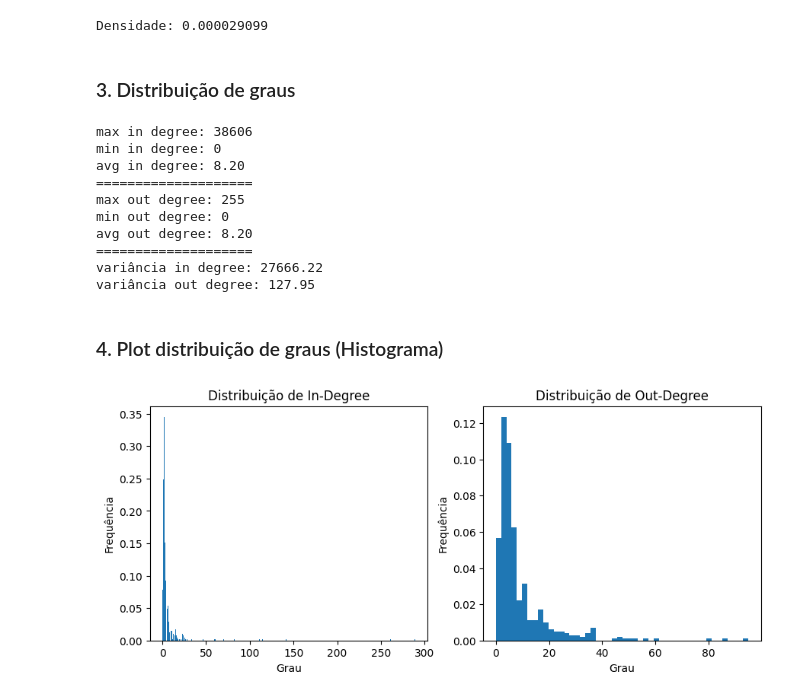
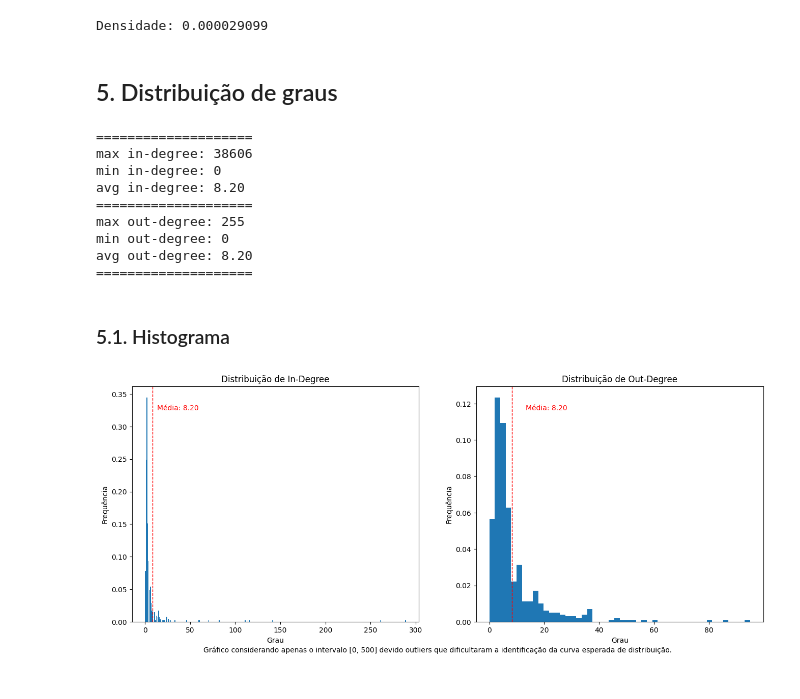
Before and after one commit to gabrieldsn2006/AV1-web-graph, a Jupyter notebook: python_algs4/main.ipynb, the cells around one changed output. Cells and saved outputs as stored; diff of their text form; code cells hidden in the pictures.

```diff
--- a/python_algs4/main.ipynb
+++ b/python_algs4/main.ipynb
@@ -41,18 +98,7 @@ print(f"Densidade: {density:.9f}")
 # %% [output]
 Densidade: 0.000029099
 # %% [markdown]
-### 3. Distribuição de graus
+## 5. Distribuição de graus
-# %%
-global in_degrees, out_degrees, degrees
-
-with open("files/in_degree_list.txt", 'r') as f:
-    in_degrees = [int(line.strip().split(": ")[1]) for line in f.readlines()[1:]]
-
-with open("files/out_degree_list.txt", 'r') as f:
-    out_degrees = [int(line.strip().split(": ")[1]) for line in f.readlines()[1:]]
-
-with open("files/degree_list.txt", 'r') as f:
-    degrees = [int(line.strip().split(": ")[1]) for line in f.readlines()[1:]]
 # %%
 max_in_degree = max(in_degrees)
 max_out_degree = max(out_degrees)
@@ -60,67 +106,54 @@ max_out_degree = max(out_degrees)
 min_in_degree = min(in_degrees)
 min_out_degree = min(out_degrees)
 
-max_degree = max(degrees)
-min_degree = min(degrees)
-
 avg_in_degree = sum(in_degrees) / len(in_degrees)
 avg_out_degree = sum(out_degrees) / len(out_degrees)
-# avg_degree = sum(degrees) / len(degrees)
 
-print(f"max in degree: {max_in_degree}\nmin in degree: {min_in_degree}")
-print(f"avg in degree: {avg_in_degree:.2f}")
 print("="*20)
-print(f"max out degree: {max_out_degree}\nmin out degree: {min_out_degree}")
-print(f"avg out degree: {avg_out_degree:.2f}")
+print(f"max in-degree: {max_in_degree}\nmin in-degree: {min_in_degree}")
+print(f"avg in-degree: {avg_in_degree:.2f}")
 print("="*20)
-# print(f"max degree: {max_degree}\nmin degree: {min_degree}")
-# print(f"avg degree: {avg_degree:.2f}")
-# variancia de in degree usindo numpy
-in_degree_variance = np.var(in_degrees)
-out_degree_variance = np.var(out_degrees)
-# degree_variance = np.var(degrees)
-print(f"variância in degree: {in_degree_variance:.2f}")
-print(f"variância out degree: {out_degree_variance:.2f}")
+print(f"max out-degree: {max_out_degree}\nmin out-degree: {min_out_degree}")
+print(f"avg out-degree: {avg_out_degree:.2f}")
+print("="*20)
+
+# in_degree_variance = np.var(in_degrees)
+# out_degree_variance = np.var(out_degrees)
+# print(f"variância in-degree: {in_degree_variance:.2f}")
+# print(f"variância out-degree: {out_degree_variance:.2f}")
 # %% [output]
-max in degree: 38606
-min in degree: 0
-avg in degree: 8.20
 ====================
-max out degree: 255
-min out degree: 0
-avg out degree: 8.20
+max in-degree: 38606
+min in-degree: 0
+avg in-degree: 8.20
 ====================
-variância in degree: 27666.22
-variância out degree: 127.95
+max out-degree: 255
+min out-degree: 0
+avg out-degree: 8.20
+====================
 # %% [markdown]
-### 4. Plot distribuição de graus (Histograma)
+### 5.1. Histograma
 # %%
-plt.figure(figsize=(16,4))
+plt.figure(figsize=(16,6))
 
-plt.subplot(1,3,1)
+plt.subplot(1,2,1)
 plt.hist(in_degrees[:500], bins="fd", density=True)
 plt.title("Distribuição de In-Degree")
 plt.xlabel("Grau")
 plt.ylabel("Frequência")
-# plt.axvline(avg_in_degree, color='red', linestyle='dashed', linewidth=1)
-# plt.text(avg_in_degree + 5, plt.ylim()[1]*0.9, f'Média: {avg_in_degree:.2f}', color='red')
+plt.axvline(avg_in_degree, color='red', linestyle='dashed', linewidth=1)
+plt.text(avg_in_degree + 5, plt.ylim()[1]*0.9, f'Média: {avg_in_degree:.2f}', color='red')
 
-plt.subplot(1,3,2)
+plt.subplot(1,2,2)
 plt.hist(out_degrees[:500], bins="fd", density=True)
 plt.title("Distribuição de Out-Degree")
 plt.xlabel("Grau")
 plt.ylabel("Frequência")
-# plt.axvline(avg_out_degree, color='red', linestyle='dashed', linewidth=1)
-# plt.text(avg_out_degree + 5, plt.ylim()[1]*0.9, f'Média: {avg_out_degree:.2f}', color='red')
+plt.axvline(avg_out_degree, color='red', linestyle='dashed', linewidth=1)
+plt.text(avg_out_degree + 5, plt.ylim()[1]*0.9, f'Média: {avg_out_degree:.2f}', color='red')
 
-# plt.subplot(1,3,3)
-# plt.hist(degrees, bins="fd", density=True)
-# plt.title("Distribuição de Degree")
-# plt.xlabel("Grau")
-# plt.ylabel("Frequência")
-# plt.axvline(avg_degree, color='red', linestyle='dashed', linewidth=1)
-# plt.text(avg_degree + 5, plt.ylim()[1]*0.9, f'Média: {avg_degree:.2f}', color='red')
+plt.figtext(0.5, 0.01, "Gráfico considerando apenas o intervalo [0, 500] devido outliers que dificultaram a identificação da curva esperada de distribuição.", ha="center")
 
 plt.show()
 # %% [output]
-[figure, old version]
+[figure, new version]
```
Also changed, not shown: parts of 22 cells of this notebook, 9 other files.
